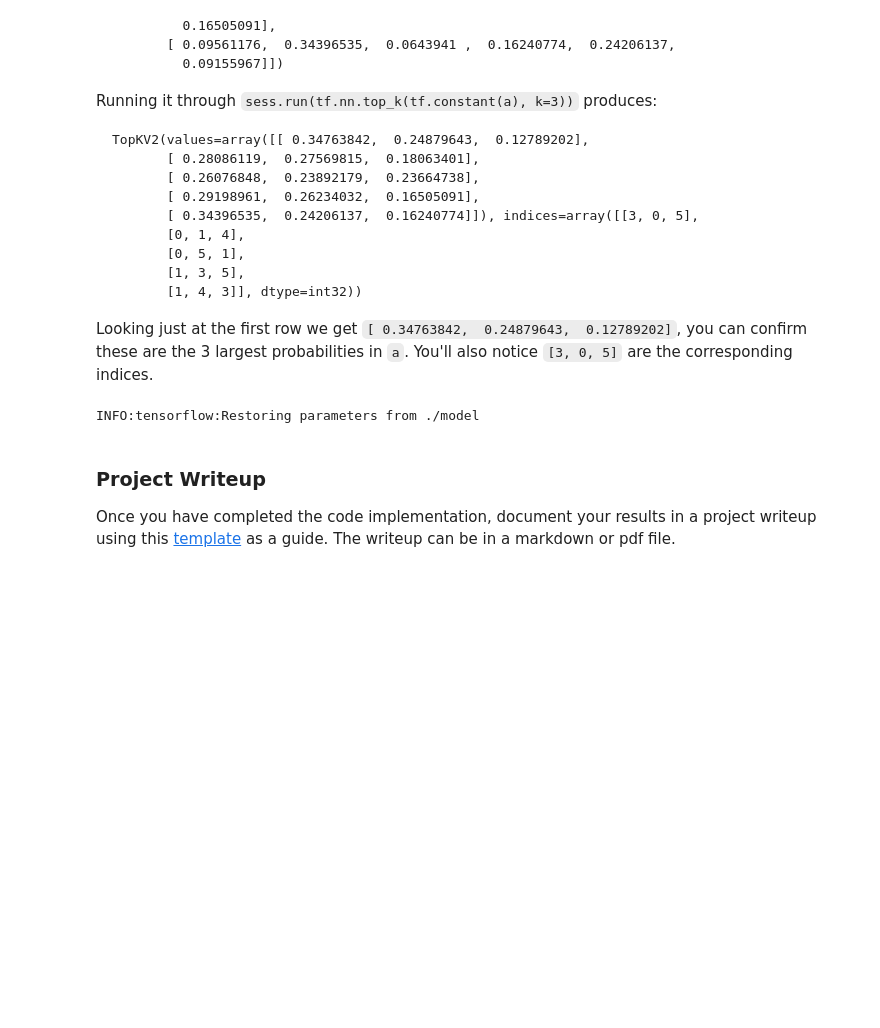
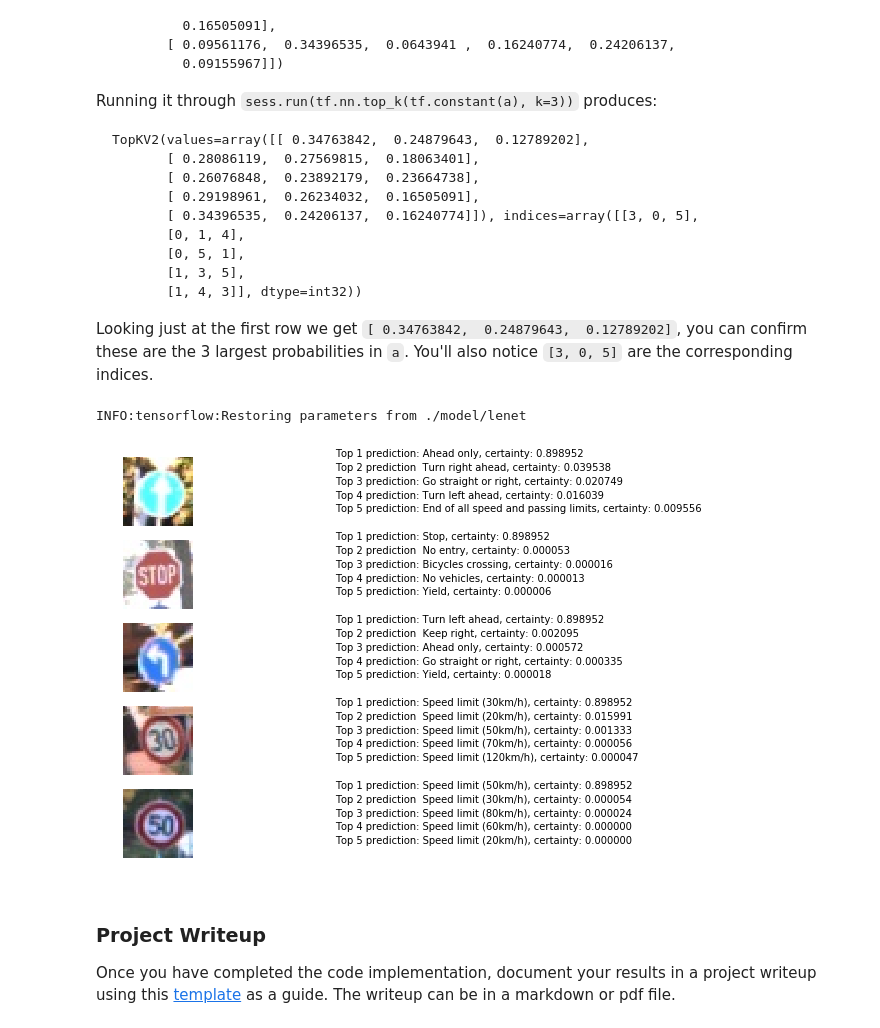
Before and after one commit to Aitical/CarND-Traffic-Sign-Classifier-Project, a Jupyter notebook: Traffic_Sign_Classifier.ipynb, the cells around one changed output. Saved outputs shown, nothing was run; the diff lists cells and outputs as text; code cells hidden in the pictures; blank space fills up the shorter version.

```diff
--- a/Traffic_Sign_Classifier.ipynb
+++ b/Traffic_Sign_Classifier.ipynb
@@ -585,7 +470,10 @@ def load_ect_test_data():
     X_test = []
     y_test = []
     for file in files:
-        X_test.append(cv2.imread(filepath+file))
+        img = cv2.imread(filepath+file)
+        img = cv2.resize(img, (32, 32))
+        img = cv2.cvtColor(img, cv2.COLOR_BGR2RGB)
+        X_test.append(img)
         y_test.append(int(file.split('.')[0].split('_')[1]))
     X_test = np.array(X_test)
     y_test = np.array(y_test)
@@ -653,36 +538,37 @@ import csv
 signs = []
 with open('signnames.csv', 'r') as csvfile:
     signnames = csv.reader(csvfile, delimiter=',')
     next(signnames,None)
     for row in signnames:
         signs.append(row[1])
     csvfile.close()
 
 
 softmax = tf.nn.softmax(logits)
 top_5 = tf.nn.top_k(softmax,5)
 saver = tf.train.Saver()
 with tf.Session() as sess:
-    saver.restore(sess, './model')
+    saver.restore(sess, './model/lenet')
     top_5 = sess.run([top_5], feed_dict={x: X_test, y: y_test, keep_prob:1})
 
 top_5 = top_5[0]
 plt.figure(figsize=(10, 15))
 # I used numberous test images and just show 10 images
-for i in range(10):
+for i in range(5):
     plt.subplot(10,2,i*2+1)
     plt.axis('off')
     plt.imshow(X_test[i])
     sub = plt.subplot(10,2,i*2+2)
     sub.axis('off')
     sub.text(0, 1.0, 'Top 1 prediction: %s, certainty: %f' % (signs[top_5[1][i][0]], top_5[0][0][0]),fontsize=10)
     sub.text(0, 0.8, 'Top 2 prediction  %s, certainty: %f' % (signs[top_5[1][i][1]], top_5[0][i][1]),fontsize=10)
     sub.text(0, 0.6, 'Top 3 prediction: %s, certainty: %f' % (signs[top_5[1][i][2]], top_5[0][i][2]),fontsize=10)
     sub.text(0, 0.4, 'Top 4 prediction: %s, certainty: %f' % (signs[top_5[1][i][3]], top_5[0][i][3]),fontsize=10)
     sub.text(0, 0.2, 'Top 5 prediction: %s, certainty: %f' % (signs[top_5[1][i][4]], top_5[0][i][4]),fontsize=10)
 plt.show()
 # %% [output]
-INFO:tensorflow:Restoring parameters from ./model
+INFO:tensorflow:Restoring parameters from ./model/lenet
+[figure, added]
 # %% [markdown]
 ### Project Writeup
 
```
Also changed, not shown: parts of 6 cells of this notebook.
